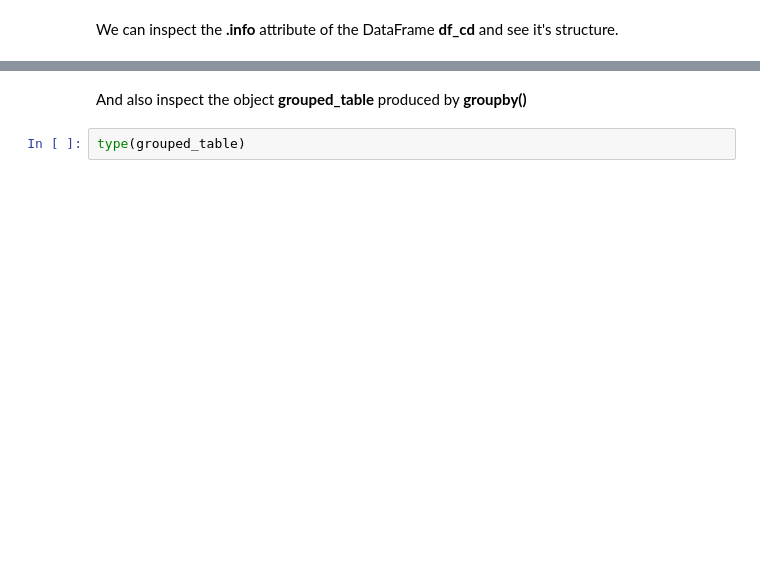
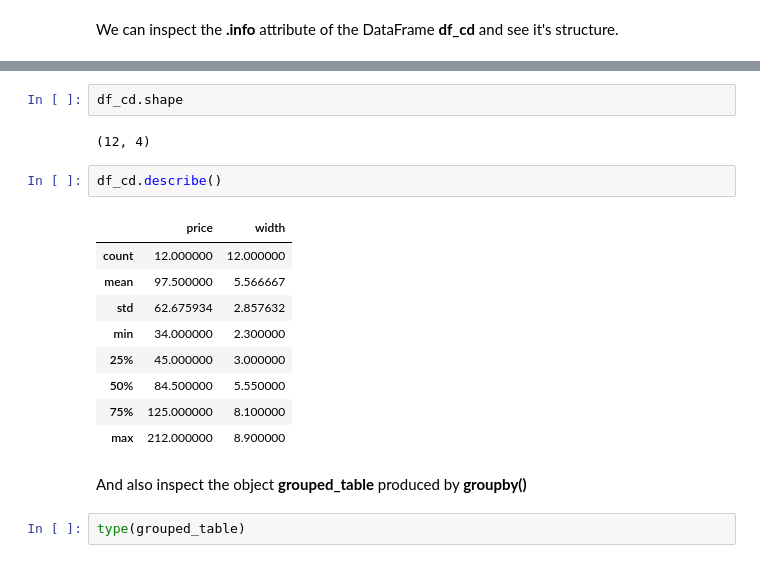
Before and after one commit to ProfessorPatrickSlatraigh/CST2312, a Jupyter notebook: CST2312_Class25_Pandas.ipynb, the cells around one changed output, grey strips where cells are left out. Drawn from its saved outputs; the diff is of its cells as text; blank space fills up the shorter version.

```diff
--- a/CST2312_Class25_Pandas.ipynb
+++ b/CST2312_Class25_Pandas.ipynb
@@ -1487,3 +1452,19 @@ df_cd.info()
+# %%
+df_cd.shape
+# %% [output]
+(12, 4)
+# %%
+df_cd.describe()
+# %% [output]
+|  | price | width |
+| count | 12.000000 | 12.000000 |
+| mean | 97.500000 | 5.566667 |
+| std | 62.675934 | 2.857632 |
+| min | 34.000000 | 2.300000 |
+| 25% | 45.000000 | 3.000000 |
+| 50% | 84.500000 | 5.550000 |
+| 75% | 125.000000 | 8.100000 |
+| max | 212.000000 | 8.900000 |
 # %% [markdown]
 And also inspect the object **grouped_table** produced by **groupby()**
 # %%
```
Also changed, not shown: parts of 35 cells of this notebook.
